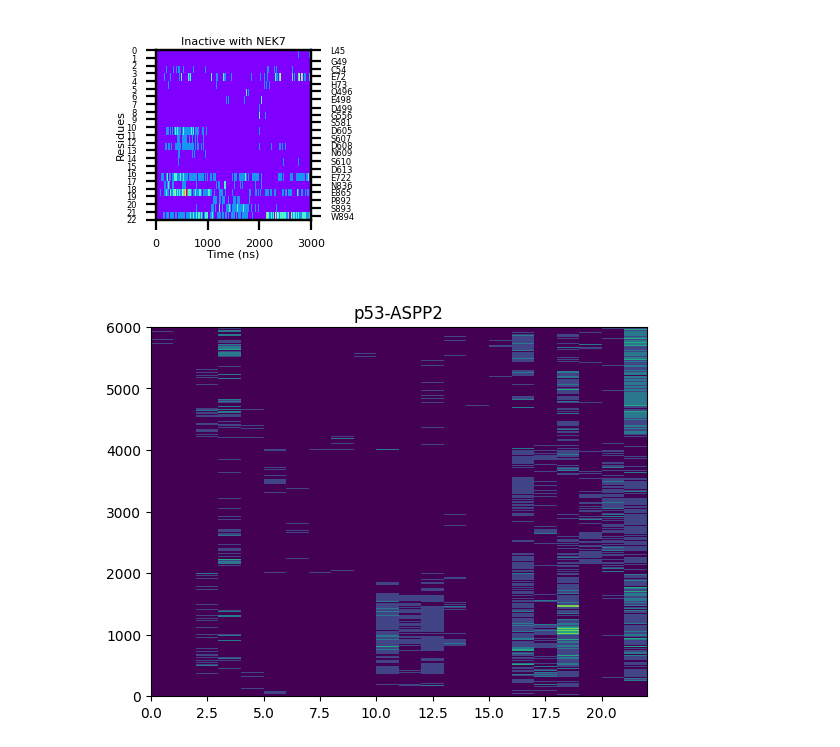
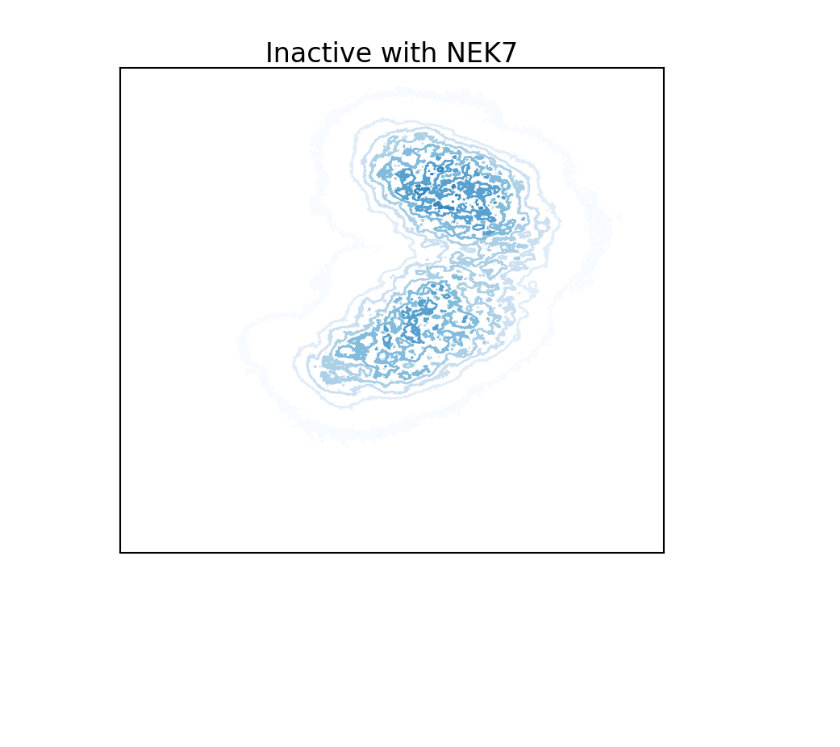
Before and after one commit to qingya1007/2025-NEK7-NLRP3, a Jupyter notebook: Matplotlib/inactive_with_NEK7/matrix.ipynb, the cells around one changed output. Drawn from its saved outputs; the diff is of its cells as text; code cells hidden in the pictures; blank space fills up the shorter version.

```diff
--- a/Matplotlib/inactive_with_NEK7/matrix.ipynb
+++ b/Matplotlib/inactive_with_NEK7/matrix.ipynb
@@ -18 +13,3 @@ print(data)
+# %%
+data2=np.loadtxt("densmap1_LRR.dat")
 # %%
@@ -41,55 +34,22 @@ plt.style.use('nature')
-# %%
-#plt.figure(figsize=(2,1),dpi=200)
-fig, ax1 = plt.subplots(figsize=(3.2,1.9),dpi=300)
-
-
-
-Z= np.rot90(data)
-
-
-plt.pcolormesh(Z,cmap='rainbow')
-
-
-
-#plt.ylim([192,384])
-plt.yticks(np.arange(23),['22','21','20','19','18','17','16', '15', '14','13','12','11','10','9','8','7','6','5','4','3','2','1','0'])
-plt.xticks(np.arange(0,8004,2001),np.arange(0,4000,1000))
-plt.xlim([0,6003])
-
-#ax = plt.gca()
-
-#ax.invert_yaxis()
-plt.title('Inactive with NEK7',fontsize=8,pad=2)
-#plt.colorbar()
-ax1.set_xlabel('Time (ns)',fontsize=8,labelpad=0)
-ax1.set_ylabel('Residues',fontsize=8,labelpad=0)
-
-plt.xticks(fontsize=6)
-plt.yticks(fontsize=6)
-#plt.show()
-ax2 = ax1.twinx()
-ax2.tick_params(axis='y')
-text = ['W894','S893','P892','E865','N836','E722','D613','S610','N609','D608','S607','D605','S581','G556','D499','E498','Q496','H73','E72','C54','G49','L45']
-ax2.set_yticks((0.5,1.5,2.5,3.5,4.4,5.37,6.4,7.4,8.5,9.5,10.4,11.4,12.35,13.3,14.15,15.25,16.3,17.2,18.2,19.15,20.15,21.5),text ,fontsize=6)
-
-
-
-plt.savefig('Hbond_TIME.svg',bbox_inches='tight',transparent=True)
-# %% [output]
-[figure, removed]
-# %%
-
-plt.pcolormesh(data)
-#plt.xlim([1,6003])
-#plt.ylim([192,384])
-#plt.xticks(np.arange(1,191,20))
-#plt.yticks(np.arange(192,384,20))
-plt.title('p53-ASPP2')
-plt.show()
-#plt.colorbar()
-plt.show()
-# %% [output]
-[figure, removed]
+# %%
+plt.figure(figsize=(2.2,2),dpi=300)
+
+
+
+plt.contour(data2,cmap='Blues',linewidths=0.6,levels=np.linspace(0,38.960,10))
+plt.yticks(np.arange(50, 750, step=50))
+plt.xticks(np.arange(150, 750, step=100))
+plt.xlim([150,650])
+plt.ylim([50,700])
+plt.title('Inactive with NEK7',fontsize=8,pad=2)
+plt.yticks([])
+plt.xticks([])
+#plt.colorbar()
+
+
+plt.savefig('density_lrr.svg',bbox_inches='tight',transparent=True)
+# %% [output]
+[figure, added]
 # %%
 pwd
 # %% [output]
```
Also changed, not shown: parts of 7 cells of this notebook.
